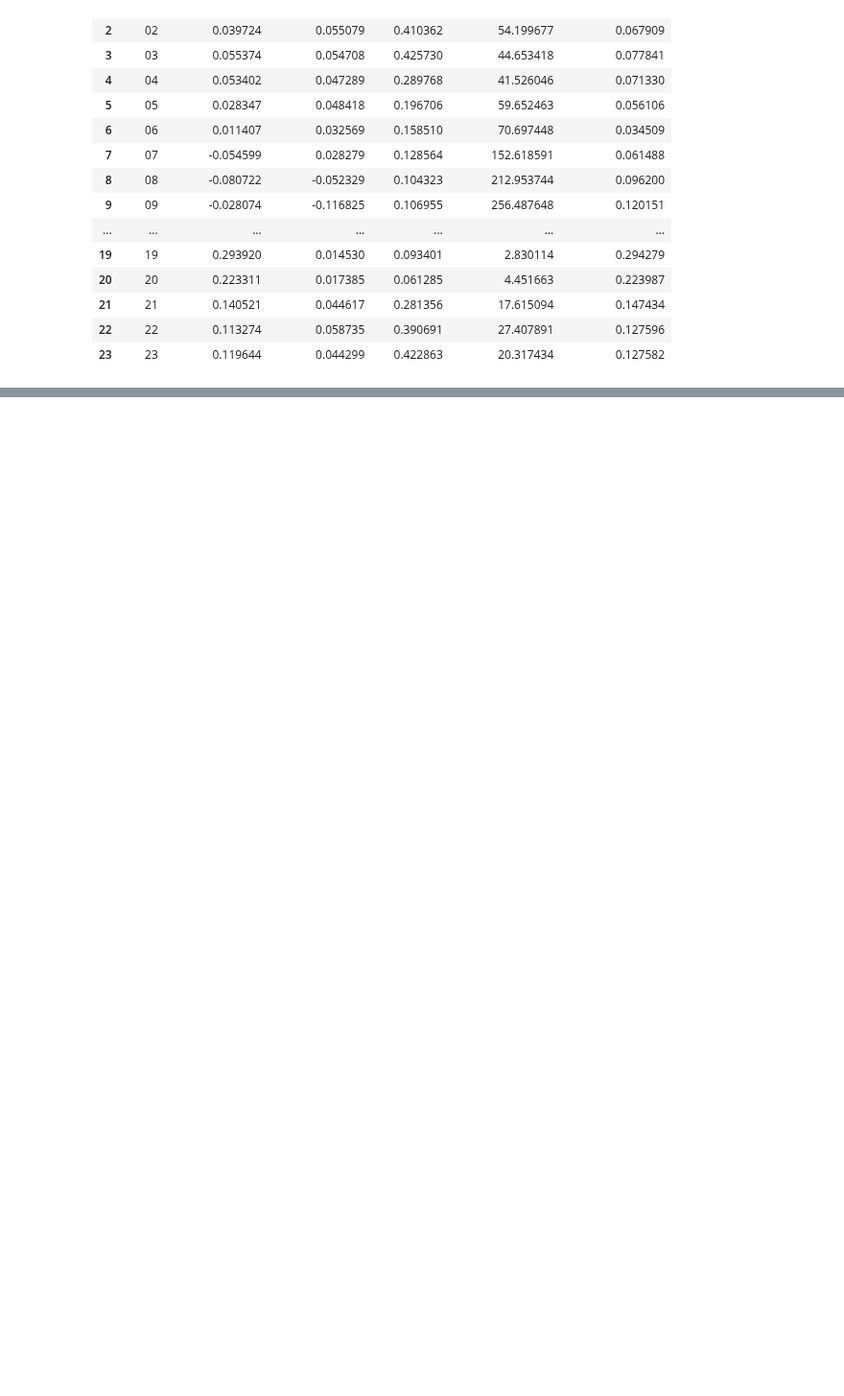
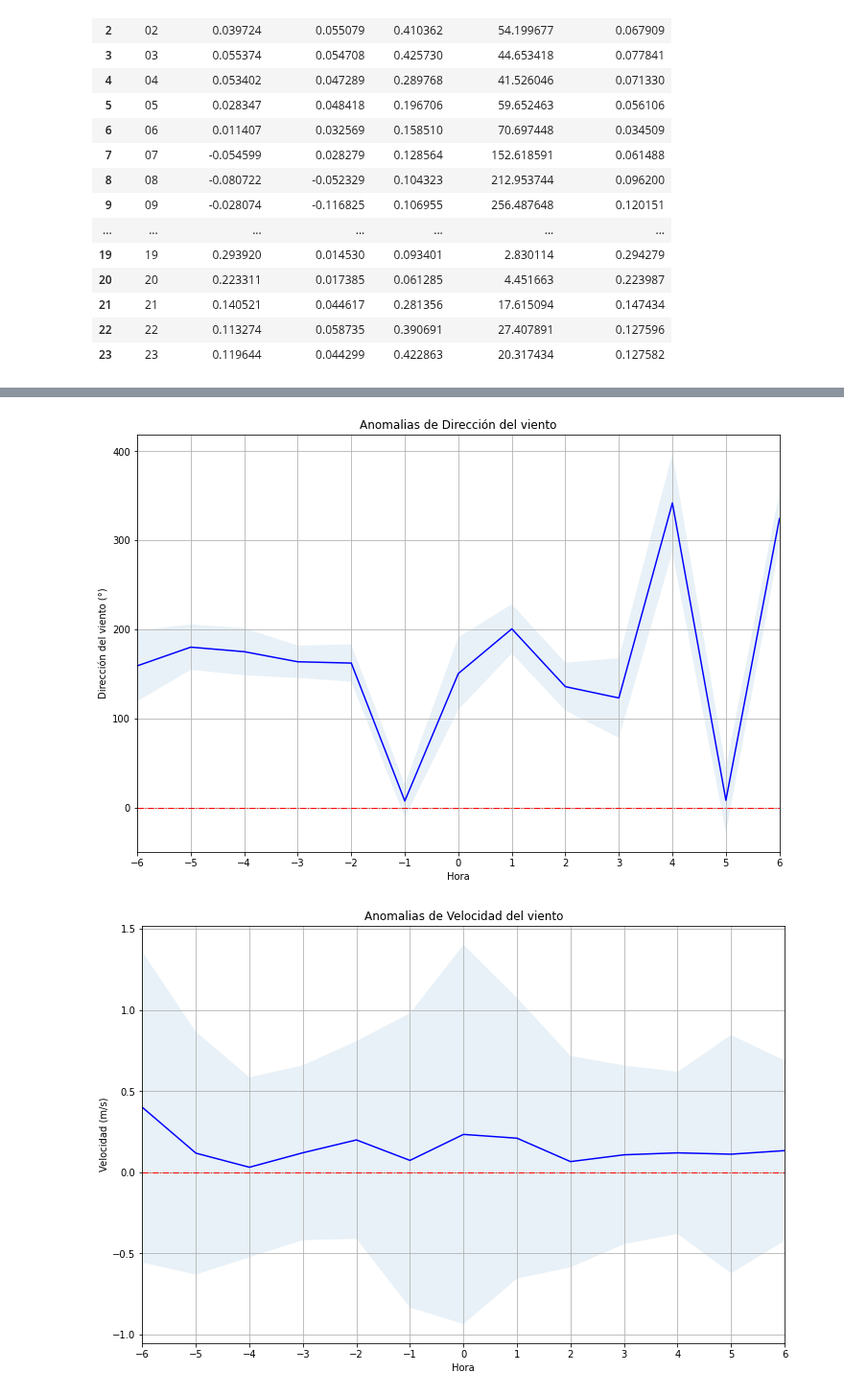
Before and after one commit to chris051091/Seminario-3, a Jupyter notebook: anomalias/src/Anomalias_palanquero.ipynb, the cells around one changed output, grey strips where cells are left out. Shown at 96% size. Saved outputs shown, nothing was run; the diff lists cells and outputs as text; code cells hidden in the pictures; blank space fills up the shorter version.

```diff
--- a/anomalias/src/Anomalias_palanquero.ipynb
+++ b/anomalias/src/Anomalias_palanquero.ipynb
@@ -410,0 +452,29 @@ dfCross10m
+# %%
+def plot_anomalias_2(df, col_mean, col_std, titulo, name_to_save, ylabel_name, int_horas, ylimit = []):
+  plt.figure(figsize = (12,8))
+
+  df['FECHA_POS'] = df['FECHA_POS'].astype(int)
+  df['CERO'] = 0
+  plt.xticks(df['FECHA_POS'])
+  plt.plot(df['FECHA_POS'], df[col_mean], color = 'b')
+  plt.fill_between(df['FECHA_POS'], df[col_mean] + df[col_std], df[col_mean] - df[col_std], alpha=.1, linestyle = '--', linewidth = 0.5)
+  plt.plot(df['FECHA_POS'], df['CERO'], color = 'r', linestyle = '-.', linewidth = 1)
+  plt.grid()
+  plt.xlim([-int_horas, int_horas])
+  if ylimit:
+    plt.ylim(*ylimit)
+  plt.xlabel("Hora")
+  plt.ylabel(ylabel_name)
+  plt.title(titulo)
+
+  plt.savefig(PATH_DRIVE + PATH_ANOMALIAS + f'{NOMBRE_ESTACION}/' + name_to_save, format='png', bbox_inches = 'tight' )
+
+dict_names = {'DIRVIENTO' : {'title' : 'Anomalias de Dirección del viento', 'name2save' : f'anomalias_dirviento_{NOMBRE_ESTACION}_{int_horas}h.png', 'ylabel' : 'Dirección del viento (°)'},
+              'VELVIENTO' : {'title' : 'Anomalias de Velocidad del viento', 'name2save' : f'anomalias_velviento_{NOMBRE_ESTACION}_{int_horas}h.png', 'ylabel' : 'Velocidad (m/s)'},
+            }
+
+for key in dict_names:
+  plot_anomalias_2(dfAnomalia_10m, f'{key}_anomalia_mean', f'{key}_anomalia_std', dict_names[key]['title'], dict_names[key]['name2save'], dict_names[key]['ylabel'], int_horas)
+# %% [output]
+[figure, added]
+[figure, added]
```
Also changed, not shown: parts of 6 cells of this notebook.
